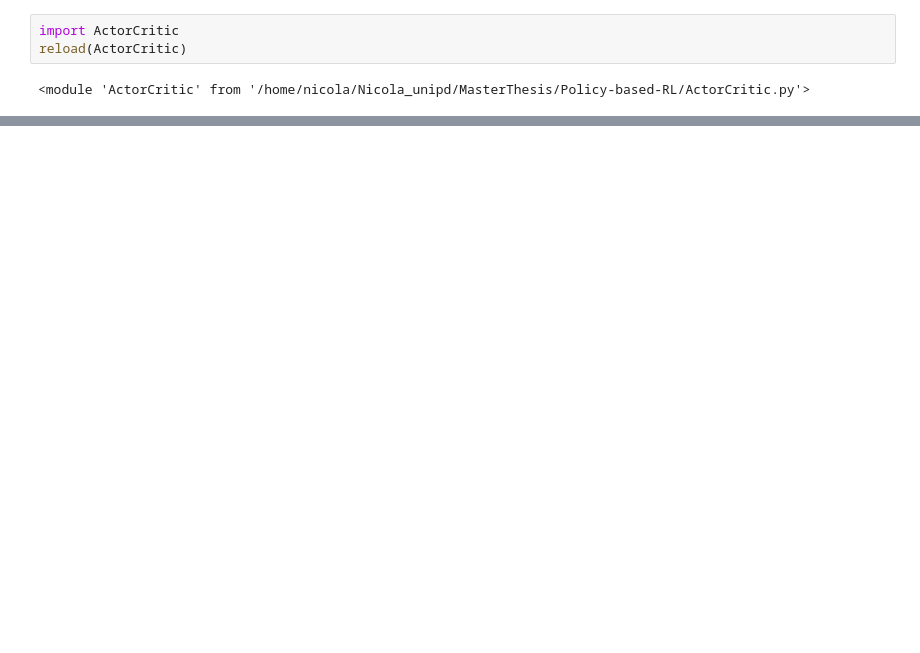
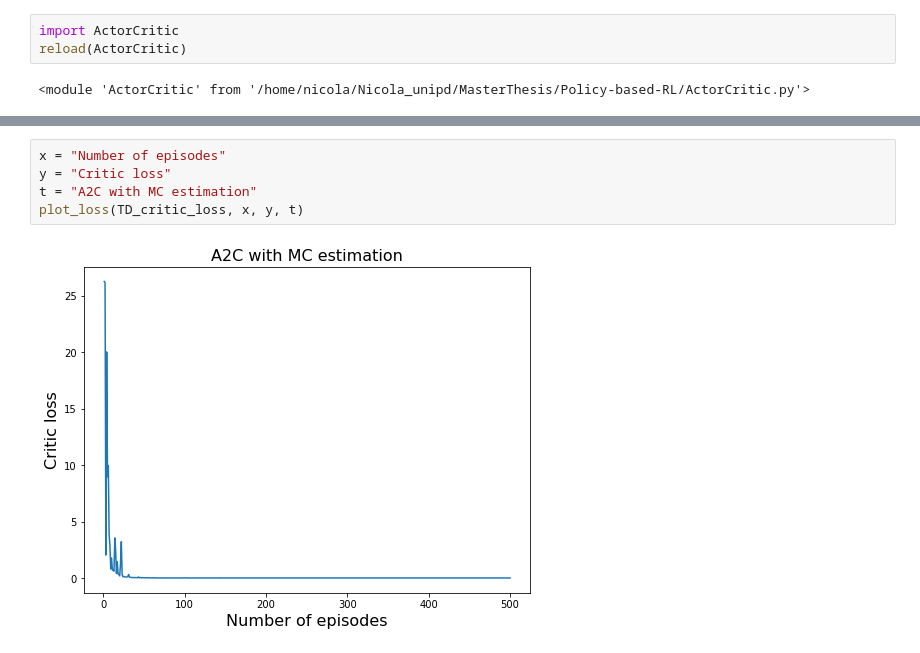
Before and after one commit to nicoladainese96/Policy-based-RL, a Jupyter notebook: sandbox_task.ipynb, the cells around one changed output, grey strips where cells are left out. Saved outputs shown, nothing was run; the diff lists cells and outputs as text; blank space fills up the shorter version.

```diff
--- a/sandbox_task.ipynb
+++ b/sandbox_task.ipynb
@@ -655,0 +701,7 @@ utils.render(MC_A2C, x=10, y=10, goal=[9,9])
+# %%
+x = "Number of episodes"
+y = "Critic loss"
+t = "A2C with MC estimation"
+plot_loss(TD_critic_loss, x, y, t)
+# %% [output]
+[figure, added]
```
Also changed, not shown: parts of 59 cells of this notebook, 3 other files.
